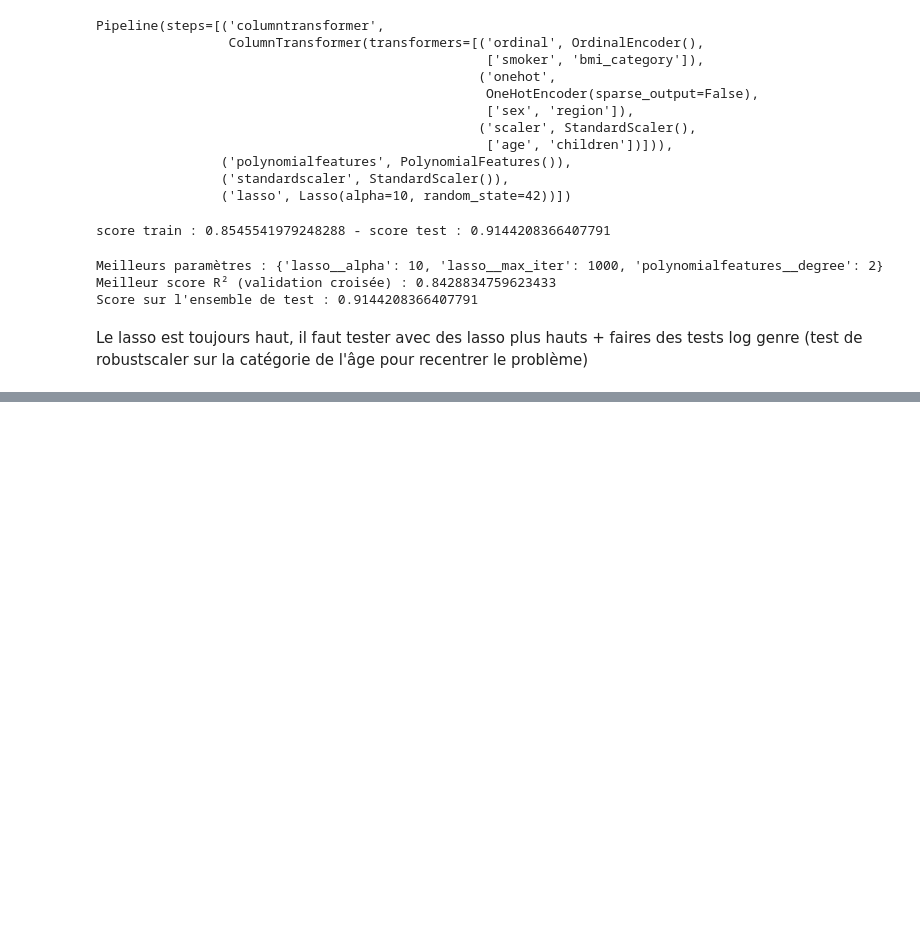
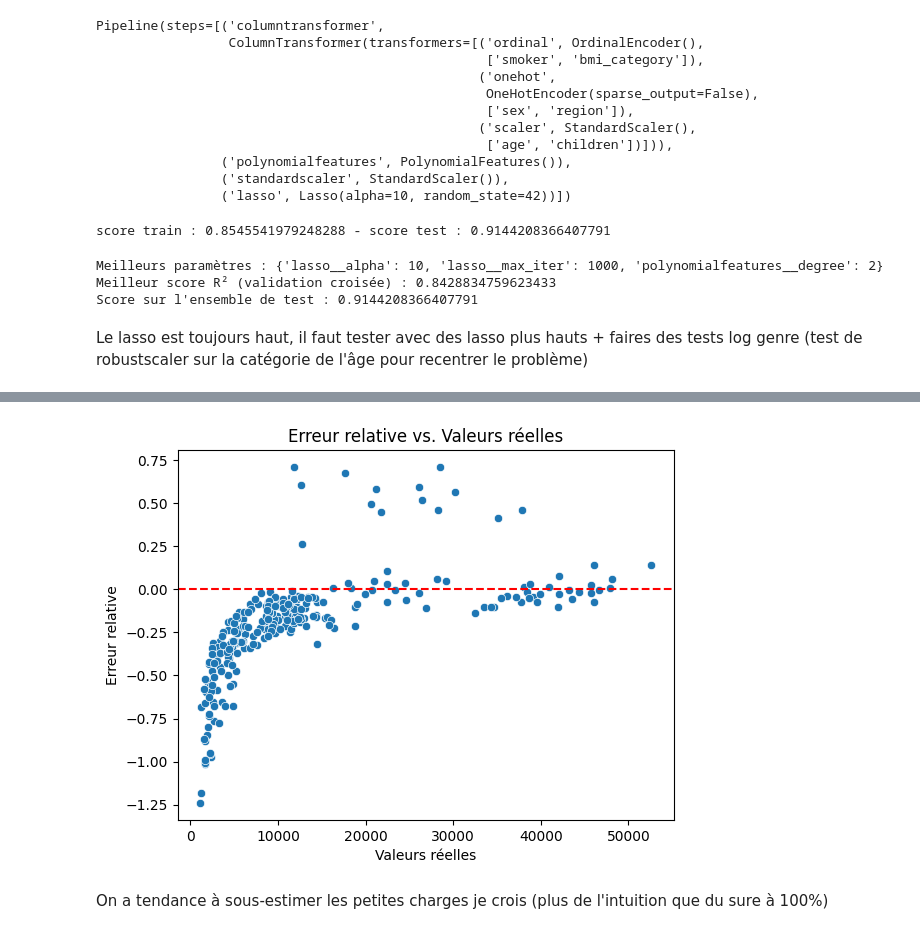
Before and after one commit to ludivineRB/prime_assurance_prediction, a Jupyter notebook: modeling_bmibin.ipynb, the cells around one changed output, grey strips where cells are left out. Saved outputs shown, nothing was run; the diff lists cells and outputs as text; code cells hidden in the pictures; blank space fills up the shorter version.

```diff
--- a/modeling_bmibin.ipynb
+++ b/modeling_bmibin.ipynb
@@ -591,0 +986,7 @@ Le lasso est toujours haut, il faut tester avec des lasso plus hauts + faires de
+# %%
+##Analyse d'erreur
+
+#Comparaison valeurs prédites et réelles
+error_df = pd.DataFrame({"Actual": y_test, "Predicted": y_pred, "Residual": residuals})
+error_df['Relative_Error'] = error_df['Residual'] / error_df['Actual']
+print(error_df.sort_values(by='Residual', ascending=False).head(10))  # Plus grandes erreurs
@@ -591,0 +1005,11 @@ Le lasso est toujours haut, il faut tester avec des lasso plus hauts + faires de
+# %%
+sns.scatterplot(data=error_df, x='Actual', y='Relative_Error')
+plt.axhline(0, color='red', linestyle='--')
+plt.title("Erreur relative vs. Valeurs réelles")
+plt.xlabel("Valeurs réelles")
+plt.ylabel("Erreur relative")
+plt.show()
+# %% [output]
+[figure, added]
+# %% [markdown]
+On a tendance à sous-estimer les petites charges je crois (plus de l'intuition que du sure à 100%)
```
Also changed, not shown: parts of 29 cells of this notebook, 2 other files.
